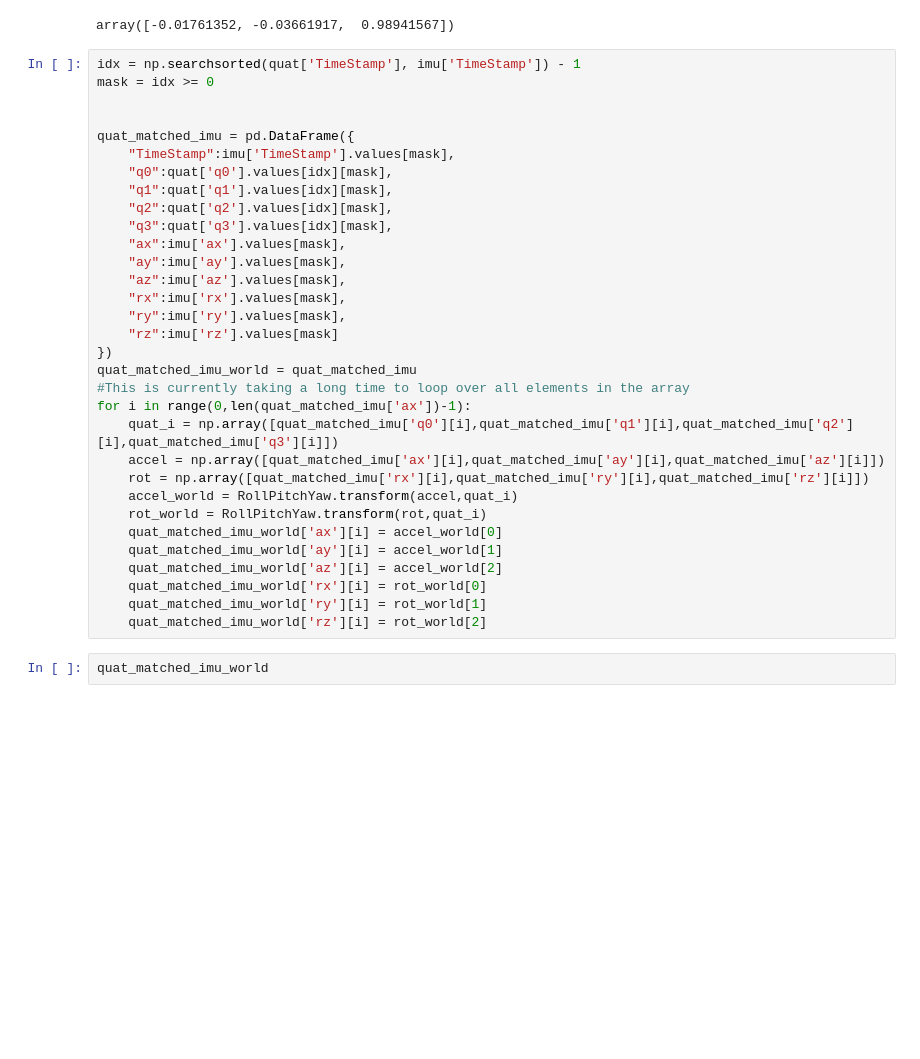
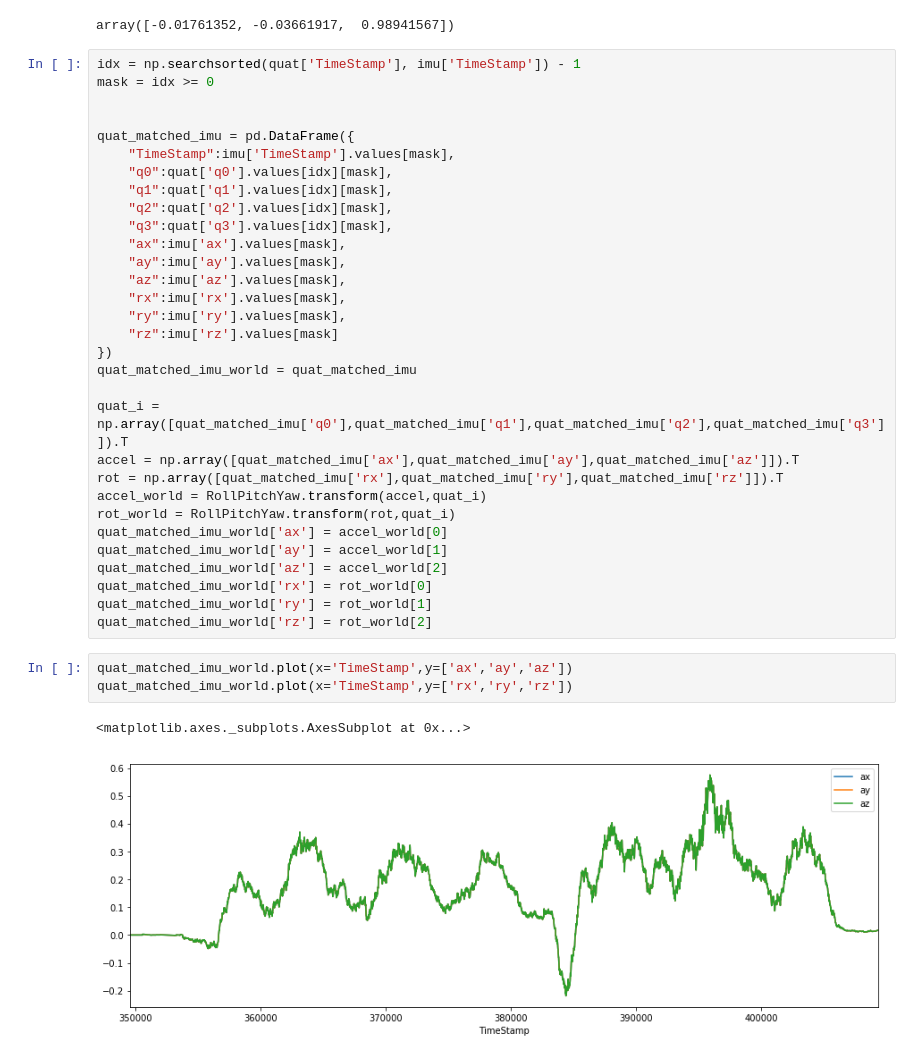
Before and after one commit to SGSVertigo/vertigo-python, a Jupyter notebook: Plot.ipynb, the cells around one changed output. Cells and saved outputs as stored; diff of their text form; blank space fills up the shorter version.

Commit message:
Progress on world frame transforms

```diff
--- a/Plot.ipynb
+++ b/Plot.ipynb
@@ -112,18 +123,21 @@ quat_matched_imu = pd.DataFrame({
     "rz":imu['rz'].values[mask]
 })
 quat_matched_imu_world = quat_matched_imu
-#This is currently taking a long time to loop over all elements in the array
-for i in range(0,len(quat_matched_imu['ax'])-1):
-    quat_i = np.array([quat_matched_imu['q0'][i],quat_matched_imu['q1'][i],quat_matched_imu['q2'][i],quat_matched_imu['q3'][i]])
-    accel = np.array([quat_matched_imu['ax'][i],quat_matched_imu['ay'][i],quat_matched_imu['az'][i]])
-    rot = np.array([quat_matched_imu['rx'][i],quat_matched_imu['ry'][i],quat_matched_imu['rz'][i]])
-    accel_world = RollPitchYaw.transform(accel,quat_i)
-    rot_world = RollPitchYaw.transform(rot,quat_i)
-    quat_matched_imu_world['ax'][i] = accel_world[0]
-    quat_matched_imu_world['ay'][i] = accel_world[1]
-    quat_matched_imu_world['az'][i] = accel_world[2]
-    quat_matched_imu_world['rx'][i] = rot_world[0]
-    quat_matched_imu_world['ry'][i] = rot_world[1]
-    quat_matched_imu_world['rz'][i] = rot_world[2]
+
+quat_i = np.array([quat_matched_imu['q0'],quat_matched_imu['q1'],quat_matched_imu['q2'],quat_matched_imu['q3']]).T
+accel = np.array([quat_matched_imu['ax'],quat_matched_imu['ay'],quat_matched_imu['az']]).T
+rot = np.array([quat_matched_imu['rx'],quat_matched_imu['ry'],quat_matched_imu['rz']]).T
+accel_world = RollPitchYaw.transform(accel,quat_i)
+rot_world = RollPitchYaw.transform(rot,quat_i)
+quat_matched_imu_world['ax'] = accel_world[0]
+quat_matched_imu_world['ay'] = accel_world[1]
+quat_matched_imu_world['az'] = accel_world[2]
+quat_matched_imu_world['rx'] = rot_world[0]
+quat_matched_imu_world['ry'] = rot_world[1]
+quat_matched_imu_world['rz'] = rot_world[2]
-# %%
-quat_matched_imu_world
+# %%
+quat_matched_imu_world.plot(x='TimeStamp',y=['ax','ay','az'])
+quat_matched_imu_world.plot(x='TimeStamp',y=['rx','ry','rz'])
+# %% [output]
+<matplotlib.axes._subplots.AxesSubplot at 0x...>
+[figure, added]
```
Also changed, not shown: parts of 3 cells of this notebook, 1 other file.
